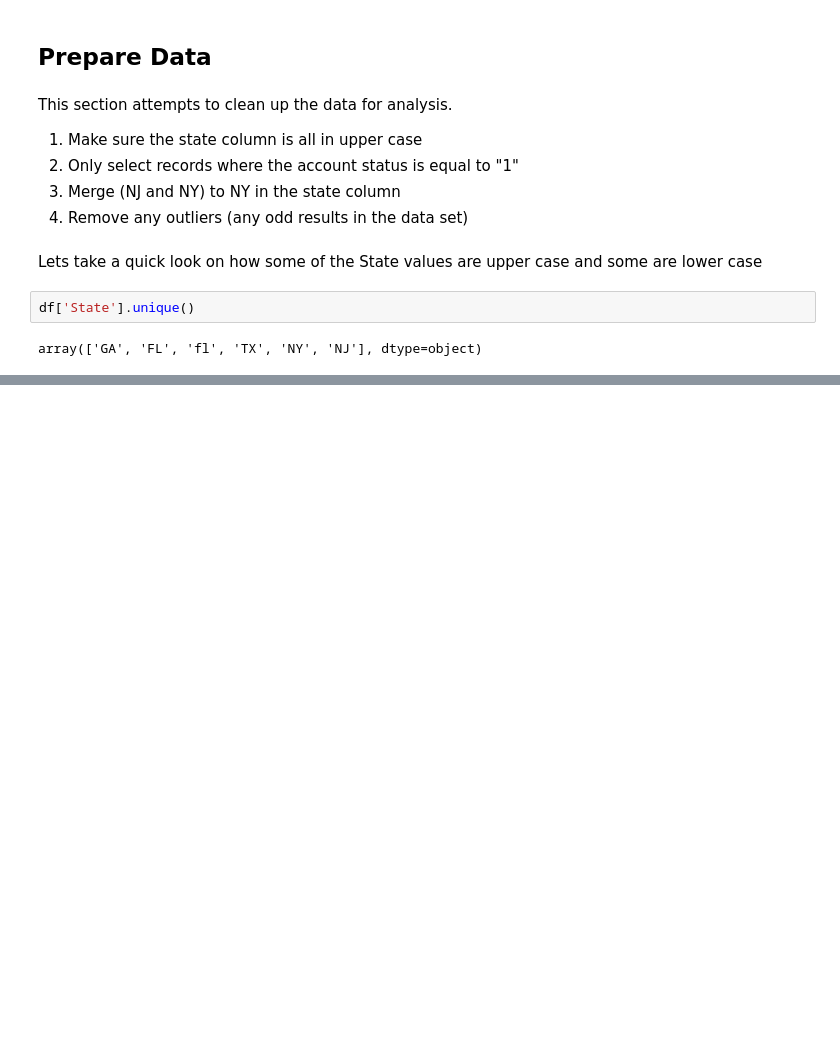
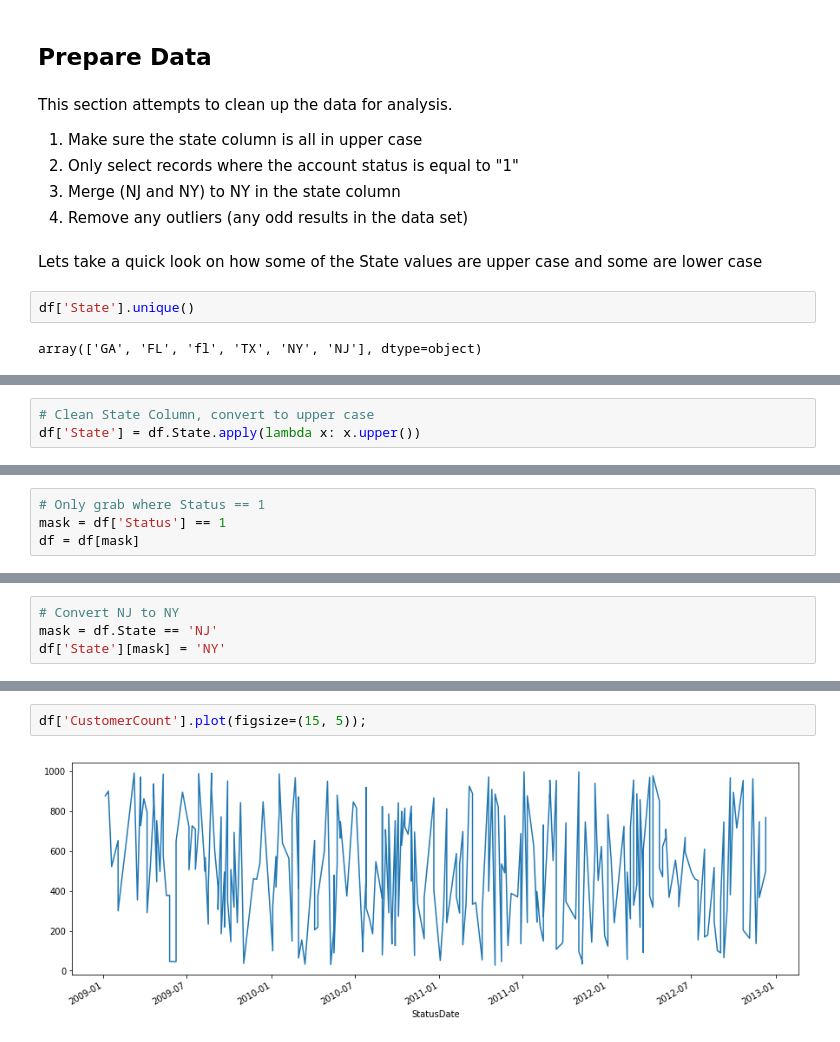
Before and after one commit to minsoub/jupyter_doc, a Jupyter notebook: lession_03.ipynb, the cells around one changed output, grey strips where cells are left out. Saved outputs shown, nothing was run; the diff lists cells and outputs as text; blank space fills up the shorter version.

```diff
--- a/lession_03.ipynb
+++ b/lession_03.ipynb
@@ -140,0 +143,3 @@ array(['GA', 'FL', 'fl', 'TX', 'NY', 'NJ'], dtype=object)
+# %%
+# Clean State Column, convert to upper case
+df['State'] = df.State.apply(lambda x: x.upper())
@@ -140,0 +150,4 @@ array(['GA', 'FL', 'fl', 'TX', 'NY', 'NJ'], dtype=object)
+# %%
+# Only grab where Status == 1
+mask = df['Status'] == 1
+df = df[mask]
@@ -140,0 +158,4 @@ array(['GA', 'FL', 'fl', 'TX', 'NY', 'NJ'], dtype=object)
+# %%
+# Convert NJ to NY
+mask = df.State == 'NJ'
+df['State'][mask] = 'NY'
@@ -140,0 +171,4 @@ array(['GA', 'FL', 'fl', 'TX', 'NY', 'NJ'], dtype=object)
+# %%
+df['CustomerCount'].plot(figsize=(15, 5));
+# %% [output]
+[figure, added]
```
Also changed, not shown: parts of 45 cells of this notebook, 6 other files.
